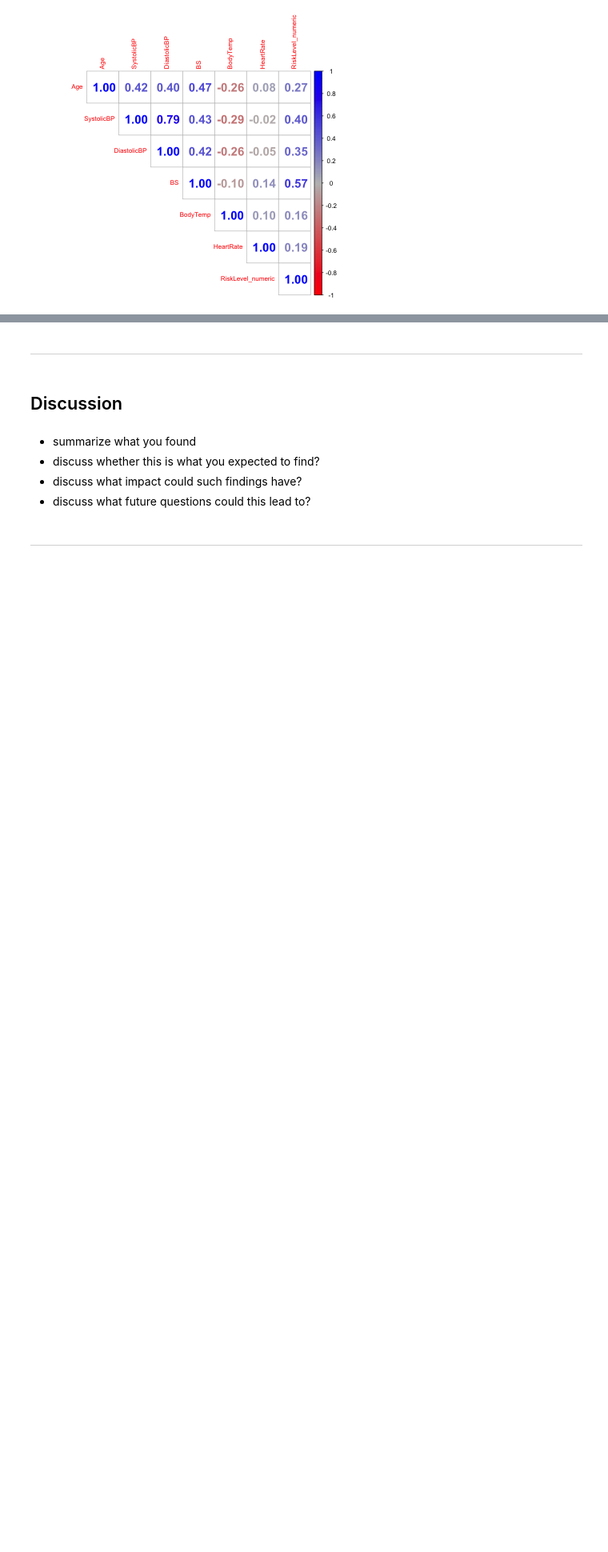
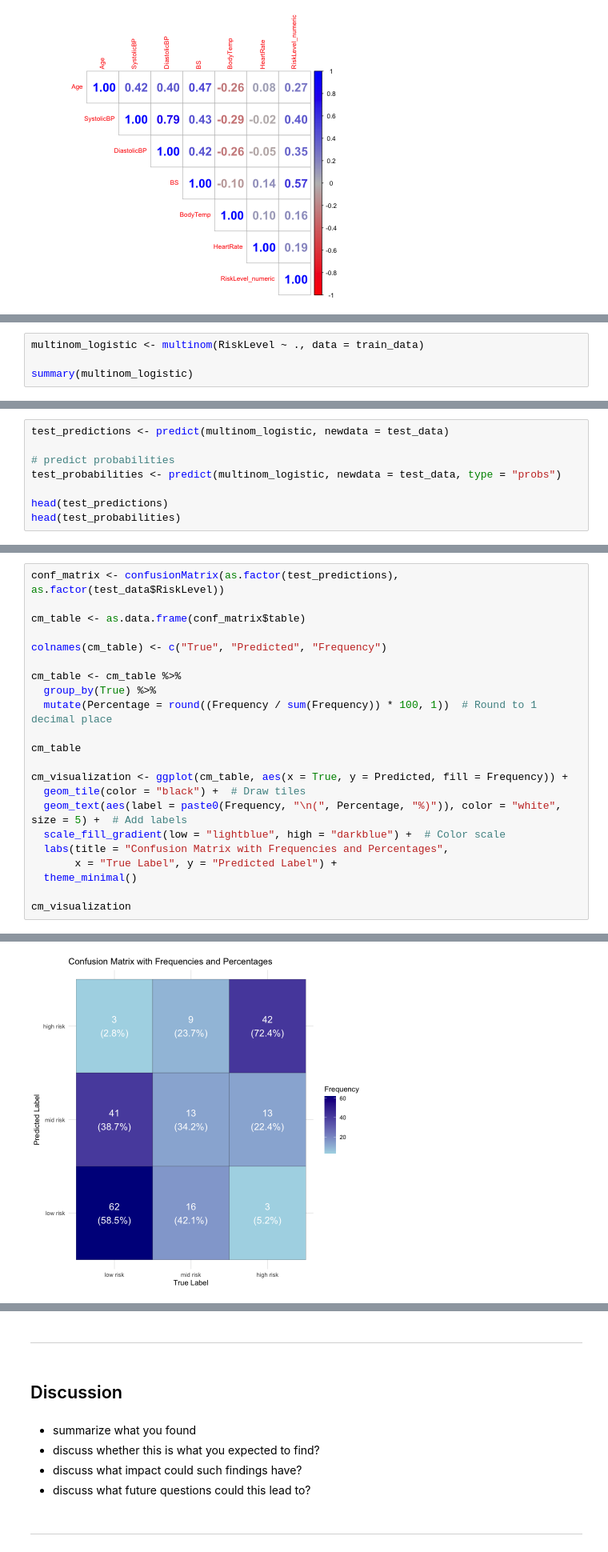
Before and after one commit to DSCI-310-2025/dsci-310-group-03, a Jupyter notebook: data_analysis.ipynb, the cells around one changed output, grey strips where cells are left out. Shown at 80% size. Cells and saved outputs as stored; diff of their text form; blank space fills up the shorter version.

```diff
--- a/data_analysis.ipynb
+++ b/data_analysis.ipynb
@@ -178,0 +238,4 @@ These findings may be a possible reason for the outliers observed above. Younger
+# %%
+multinom_logistic <- multinom(RiskLevel ~ ., data = train_data)
+
+summary(multinom_logistic)
@@ -178,0 +244,8 @@ These findings may be a possible reason for the outliers observed above. Younger
+# %%
+test_predictions <- predict(multinom_logistic, newdata = test_data)
+
+# predict probabilities
+test_probabilities <- predict(multinom_logistic, newdata = test_data, type = "probs")
+
+head(test_predictions)
+head(test_probabilities)
@@ -178,0 +263,23 @@ These findings may be a possible reason for the outliers observed above. Younger
+# %%
+conf_matrix <- confusionMatrix(as.factor(test_predictions), as.factor(test_data$RiskLevel))
+
+cm_table <- as.data.frame(conf_matrix$table)
+
+colnames(cm_table) <- c("True", "Predicted", "Frequency")
+
+cm_table <- cm_table %>%
+  group_by(True) %>%
+  mutate(Percentage = round((Frequency / sum(Frequency)) * 100, 1))  # Round to 1 decimal place
+
+cm_table
+
+cm_visualization <- ggplot(cm_table, aes(x = True, y = Predicted, fill = Frequency)) +
+  geom_tile(color = "black") +  # Draw tiles
+  geom_text(aes(label = paste0(Frequency, "\n(", Percentage, "%)")), color = "white", size = 5) +  # Add labels
+  scale_fill_gradient(low = "lightblue", high = "darkblue") +  # Color scale
+  labs(title = "Confusion Matrix with Frequencies and Percentages",
+       x = "True Label", y = "Predicted Label") +
+  theme_minimal()
+
+cm_visualization
+# %% [output]
@@ -178,0 +298 @@ These findings may be a possible reason for the outliers observed above. Younger
+[figure, added]
```
Also changed, not shown: parts of 35 cells of this notebook.
